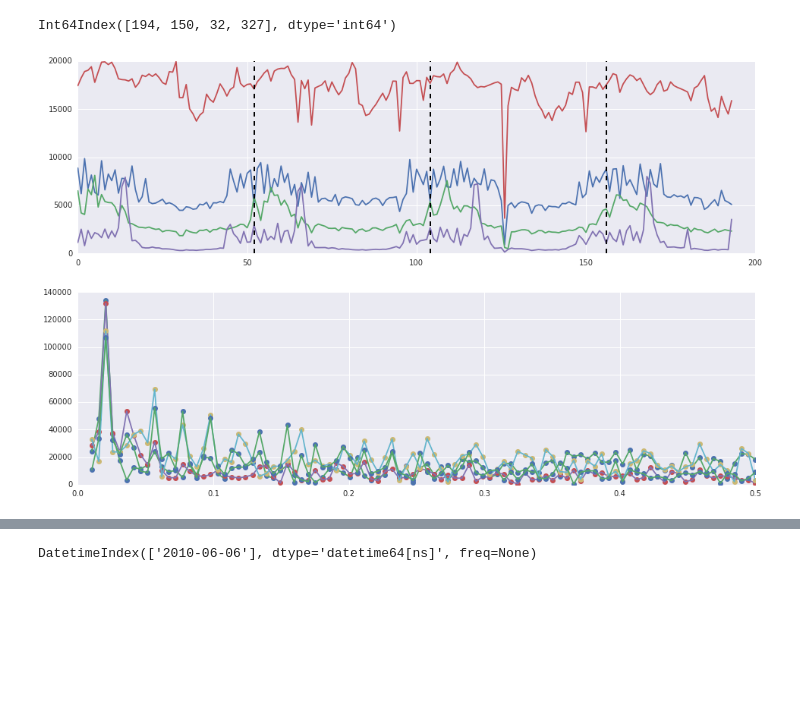
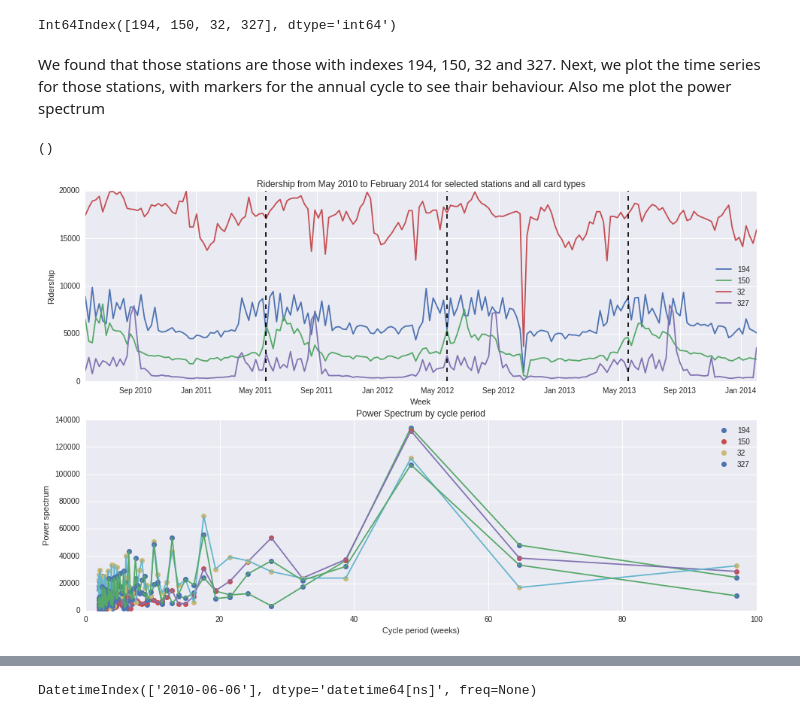
Before and after one commit to alephcero/PUI2016_fdg224, a Jupyter notebook: HW9_fdg224/HW9_1_fdg224.ipynb, the cells around one changed output, grey strips where cells are left out. Drawn from its saved outputs; the diff is of its cells as text; code cells hidden in the pictures; blank space fills up the shorter version.

```diff
--- a/HW9_fdg224/HW9_1_fdg224.ipynb
+++ b/HW9_fdg224/HW9_1_fdg224.ipynb
@@ -244,20 +246,30 @@ annualCycleStations = stationsSpectrum.sort_values(ascending=False)[:4]
 annualCycleStations.index
 # %% [output]
 Int64Index([194, 150, 32, 327], dtype='int64')
+# %% [markdown]
+We found that those stations are those with indexes 194, 150, 32 and 327. Next, we plot the time series for those stations, with markers for the annual cycle to see thair behaviour. Also me plot  the power spectrum
 # %%
 fig=plt.figure(figsize=(16,10))
+ax1 = fig.add_subplot(2,1,1)
+ax2 = fig.add_subplot(2,1,2)
+[ax1.plot(rng,stationsMean[i],label=i) for i in annualCycleStations.index]
+[ax1.plot([rng[i],rng[i]],[0,20000],'k--') for i in[52,104,156]]
 
-for plotId in [1,2]:
-    ax = fig.add_subplot(2,1,plotId)
-    for i in annualCycleStations.index:
-        if(plotId == 1):
-            ax.plot(stationsMean[i])
-            ax.plot([52,52],[0,20000],'k--')
-            ax.plot([104,104],[0,20000],'k--')
-            ax.plot([156,156],[0,20000],'k--')
-        else:
-            f = np.abs(np.fft.rfft(stationsMean[i]))
-            ax.plot(np.fft.rfftfreq(194, 1.0)[2:], (f[2:]), 'o')
-            ax.plot(np.fft.rfftfreq(194, 1.0)[2:], (f[2:]), '-')
+ax1.set_title('Ridership from May 2010 to February 2014 for selected stations and all card types')
+ax1.set_xlabel('Week')
+ax1.set_ylabel('Ridership')
+ax1.legend(loc='best')
+for i in annualCycleStations.index:
+    f = np.abs(np.fft.rfft(stationsMean[i]))
+    ax2.plot(1/np.fft.rfftfreq(194, 1.0)[2:], (f[2:]), 'o',label=i)
+    ax2.plot(1/np.fft.rfftfreq(194, 1.0)[2:], (f[2:]), '-')
+
+ax2.set_title('Power Spectrum by cycle period')
+ax2.set_xlabel('Cycle period (weeks)')
+ax2.set_ylabel('Power spectrum')
+ax2.legend()
+
+()
 # %% [output]
+()
-[figure, old version]
+[figure, new version]
```
Also changed, not shown: parts of 7 cells of this notebook.
